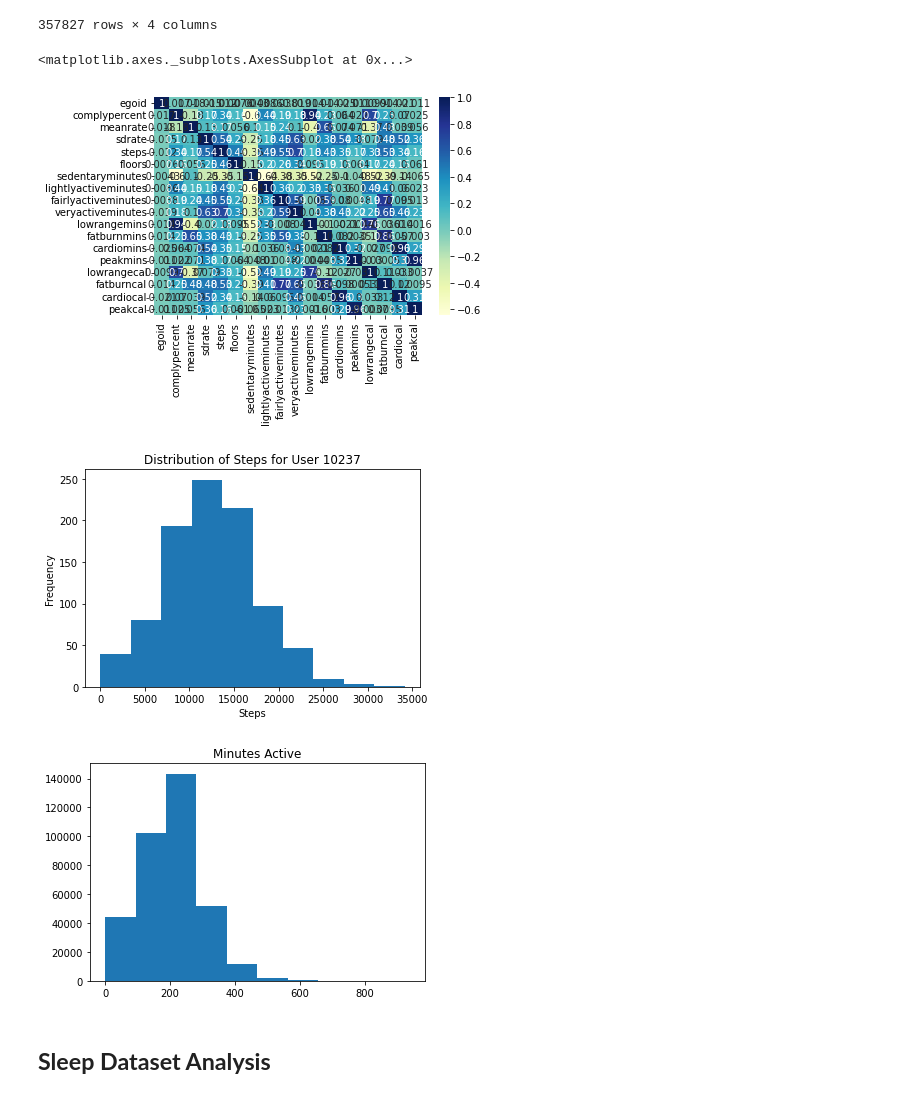
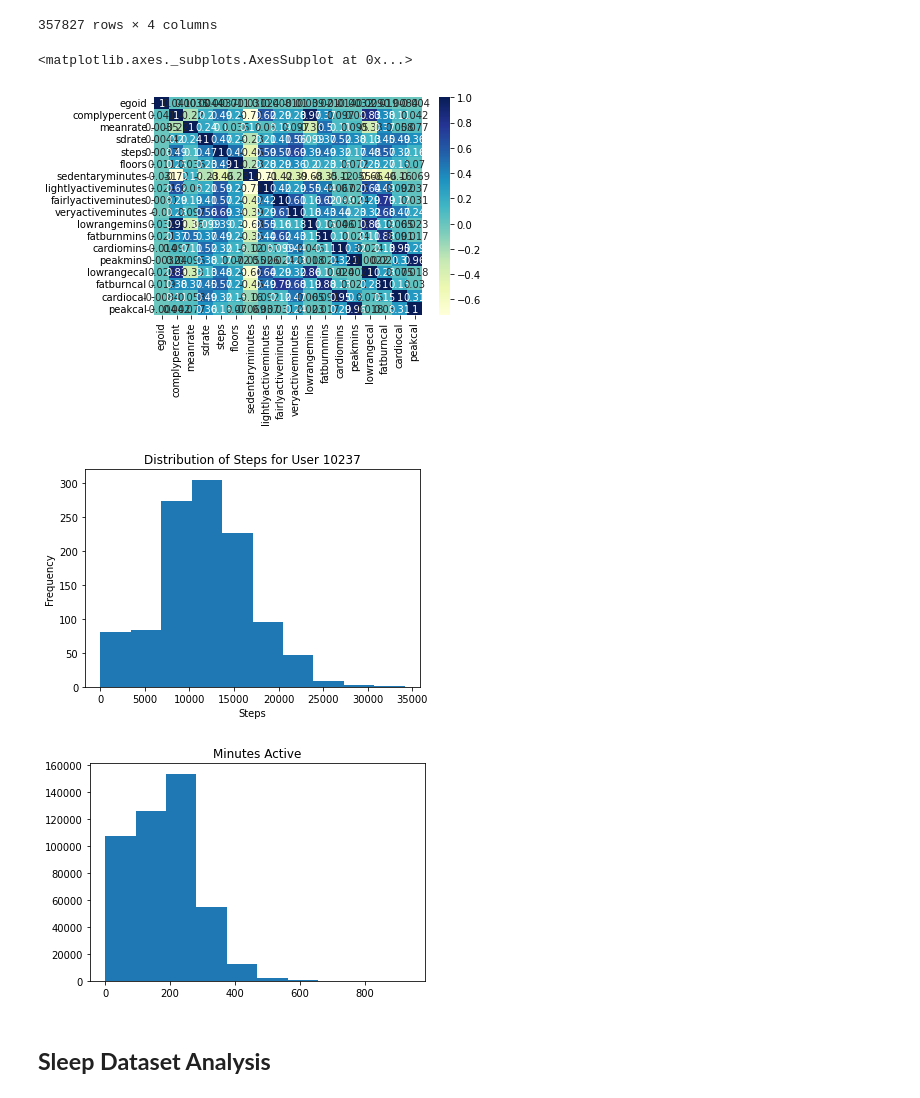
Before and after one commit to melaniaczobit/Major-Research-Project, a Jupyter notebook: MRP.ipynb, the cells around one changed output. Cells and saved outputs as stored; diff of their text form; code cells hidden in the pictures.

Commit message:
merged data into one dataframe

```diff
--- a/MRP.ipynb
+++ b/MRP.ipynb
@@ -111,9 +112,8 @@ for i in ids:
     temp = temp.drop_duplicates('date',keep='first').set_index('date')
 
   temp = temp.resample('D').ffill()
+  temp = temp.fillna(temp.mean())
   df3 = df3.append(temp)
-  # print(df3)
-# df3
 # %%
 df3
 # %% [output]
@@ -301,29 +263,27 @@ df_time
 | 357826 | 2018-04-03 | 2018 | 4 | 1 |
 357827 rows × 4 columns
 # %%
-corr_matrix=df.corr()
+corr_matrix=df3.corr()
 sns.heatmap(corr_matrix,cmap='YlGnBu',annot=True)
 # %% [output]
 <matplotlib.axes._subplots.AxesSubplot at 0x...>
-[figure, old version]
+[figure, new version]
 # %%
-import matplotlib.pyplot as plt
-
-data = df[df['egoid']==10237]
+data = df3[df3['egoid']==10237]
 plt.hist(data['steps'])
 plt.title("Distribution of Steps for User 10237")
 plt.xlabel("Steps")
 plt.ylabel("Frequency")
 plt.show()
 # %% [output]
-[figure, old version]
+[figure, new version]
 # %%
-active = df['lightlyactiveminutes']
+active = df3['lightlyactiveminutes']
 plt.hist(active)
 plt.title("Minutes Active")
 plt.show()
 # %% [output]
-[figure, old version]
+[figure, new version]
 # %% [markdown]
 ## **Sleep Dataset Analysis**
 # %%
```
Also changed, not shown: parts of 30 cells of this notebook.
